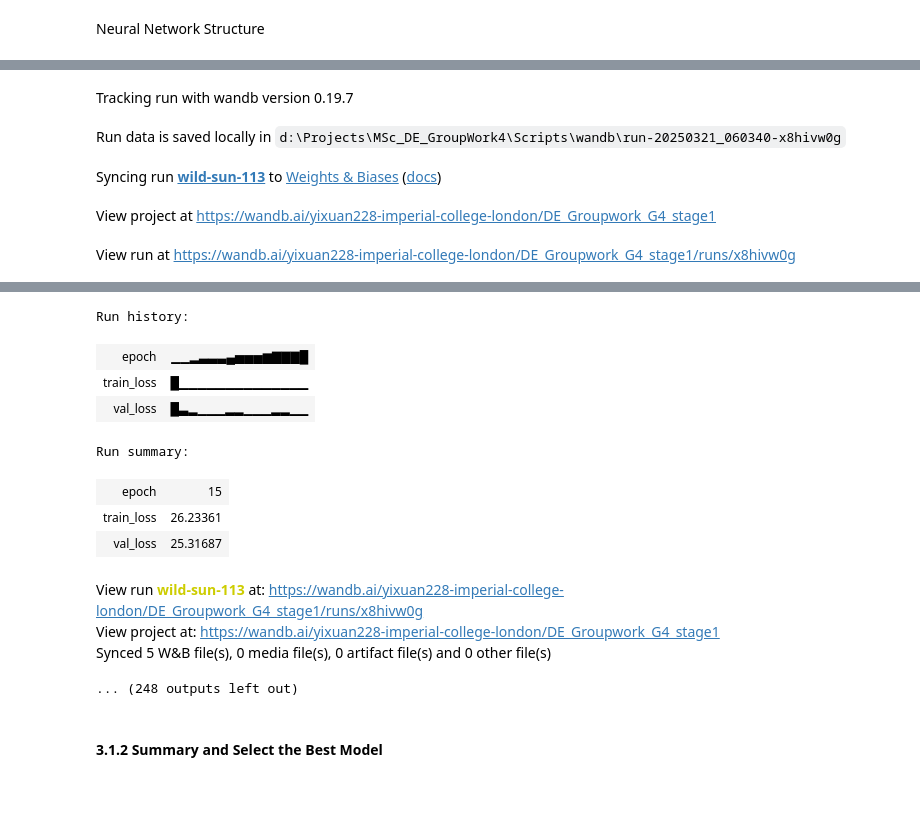
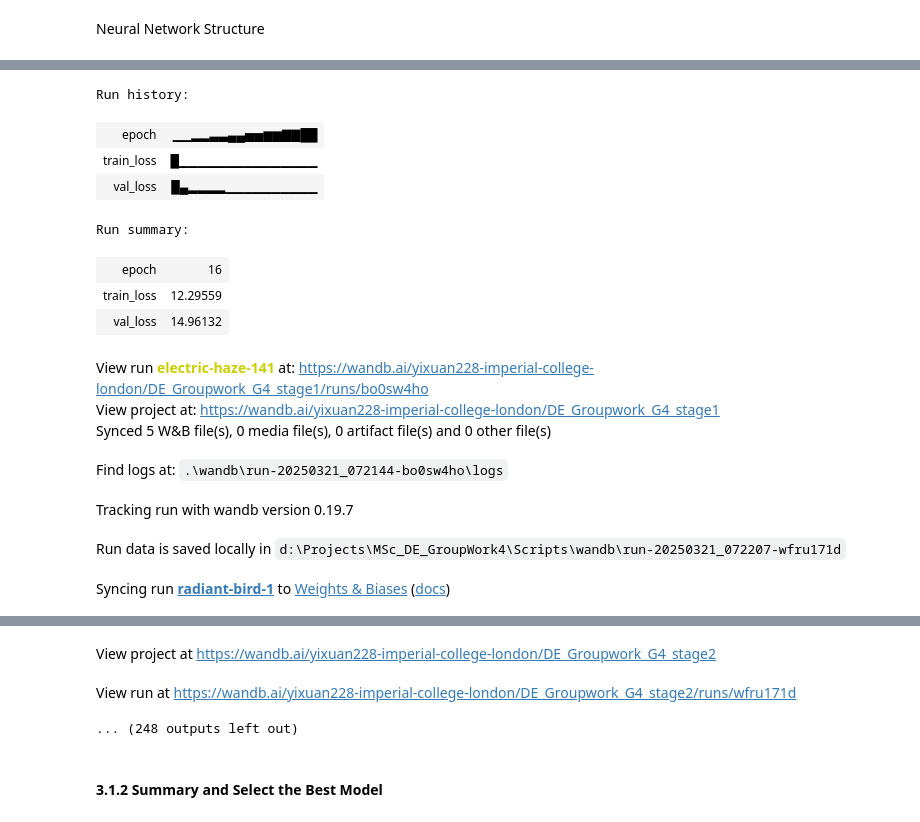
Before and after one commit to yixuan228/MSc_DE_GroupWork4, a Jupyter notebook: Scripts/NN for Stage 2.ipynb, the cells around one changed output, grey strips where cells are left out. Saved outputs shown, nothing was run; the diff lists cells and outputs as text; code cells hidden in the pictures; blank space fills up the shorter version.

```diff
--- a/Scripts/NN for Stage 2.ipynb
+++ b/Scripts/NN for Stage 2.ipynb
@@ -352,7 +350,7 @@ for hidden_units, hidden_layers, lr in product(hidden_units_options, hidden_laye
     }
 
     # Start a new W&B run for each configuration
-    wandb.init(project='DE_Groupwork_G4_stage1', config=config, reinit=True)
+    wandb.init(project='DE_Groupwork_G4_stage2', config=config, reinit=True)
 
     model = MultiLayerPerceptron(input_size=input_size,
                              hidden_size=config["hidden_units"],
@@ -394,5 +393,15 @@ print("Training complete for all configurations.")
+Run history:
+| epoch | ▁▁▂▂▃▃▄▄▅▅▆▆▇▇██ |
+| train_loss | █▁▁▁▁▁▁▁▁▁▁▁▁▁▁▁ |
+| val_loss | █▄▂▂▂▂▁▁▁▁▁▁▁▁▁▁ |
+Run summary:
+| epoch | 16 |
+| train_loss | 12.29559 |
+| val_loss | 14.96132 |
-Tracking run with wandb version 0.19.7
+View run electric-haze-141 at: https://wandb.ai/yixuan228-imperial-college-london/DE_Groupwork_G4_stage1/runs/bo0sw4ho
+View project at: https://wandb.ai/yixuan228-imperial-college-london/DE_Groupwork_G4_stage1
+Synced 5 W&B file(s), 0 media file(s), 0 artifact file(s) and 0 other file(s)
-Run data is saved locally in d:\Projects\MSc_DE_GroupWork4\Scripts\wandb\run-20250321_060340-x8hivw0g
+Find logs at: .\wandb\run-20250321_072144-bo0sw4ho\logs
-Syncing run wild-sun-113 to Weights & Biases (docs)
+Tracking run with wandb version 0.19.7
-View project at https://wandb.ai/yixuan228-imperial-college-london/DE_Groupwork_G4_stage1
+Run data is saved locally in d:\Projects\MSc_DE_GroupWork4\Scripts\wandb\run-20250321_072207-wfru171d
-View run at https://wandb.ai/yixuan228-imperial-college-london/DE_Groupwork_G4_stage1/runs/x8hivw0g
+Syncing run radiant-bird-1 to Weights & Biases (docs)
@@ -416,15 +408,6 @@ Early stopping triggered at epoch 15
-Run history:
-| epoch | ▁▁▂▃▃▃▄▅▅▅▆▇▇▇█ |
-| train_loss | █▁▁▁▁▁▁▁▁▁▁▁▁▁▁ |
-| val_loss | █▃▂▁▁▁▂▂▁▁▁▂▂▁▁ |
+View project at https://wandb.ai/yixuan228-imperial-college-london/DE_Groupwork_G4_stage2
+View run at https://wandb.ai/yixuan228-imperial-college-london/DE_Groupwork_G4_stage2/runs/wfru171d
-Run summary:
+... (248 outputs left out)
-| epoch | 15 |
-| train_loss | 26.23361 |
-| val_loss | 25.31687 |
-View run wild-sun-113 at: https://wandb.ai/yixuan228-imperial-college-london/DE_Groupwork_G4_stage1/runs/x8hivw0g
-View project at: https://wandb.ai/yixuan228-imperial-college-london/DE_Groupwork_G4_stage1
-Synced 5 W&B file(s), 0 media file(s), 0 artifact file(s) and 0 other file(s)
-... (248 outputs left out)
 # %% [markdown]
 #### 3.1.2 Summary and Select the Best Model
 # %% [markdown]
```
Also changed, not shown: parts of 6 cells of this notebook, 4 other files.
